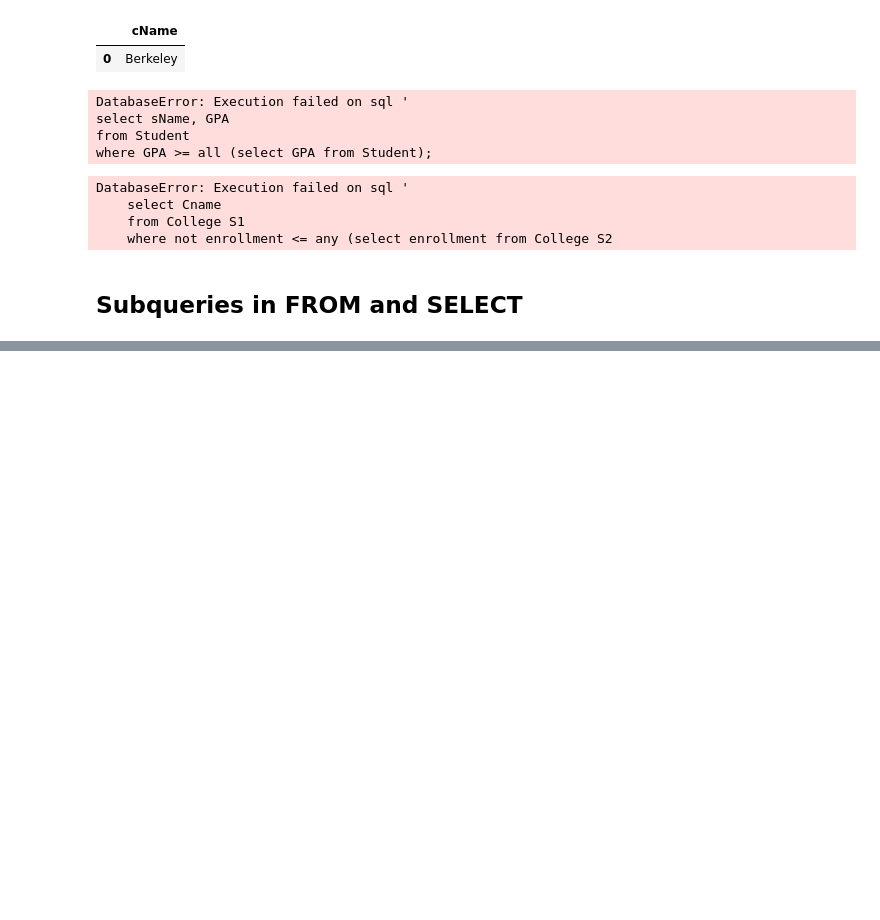
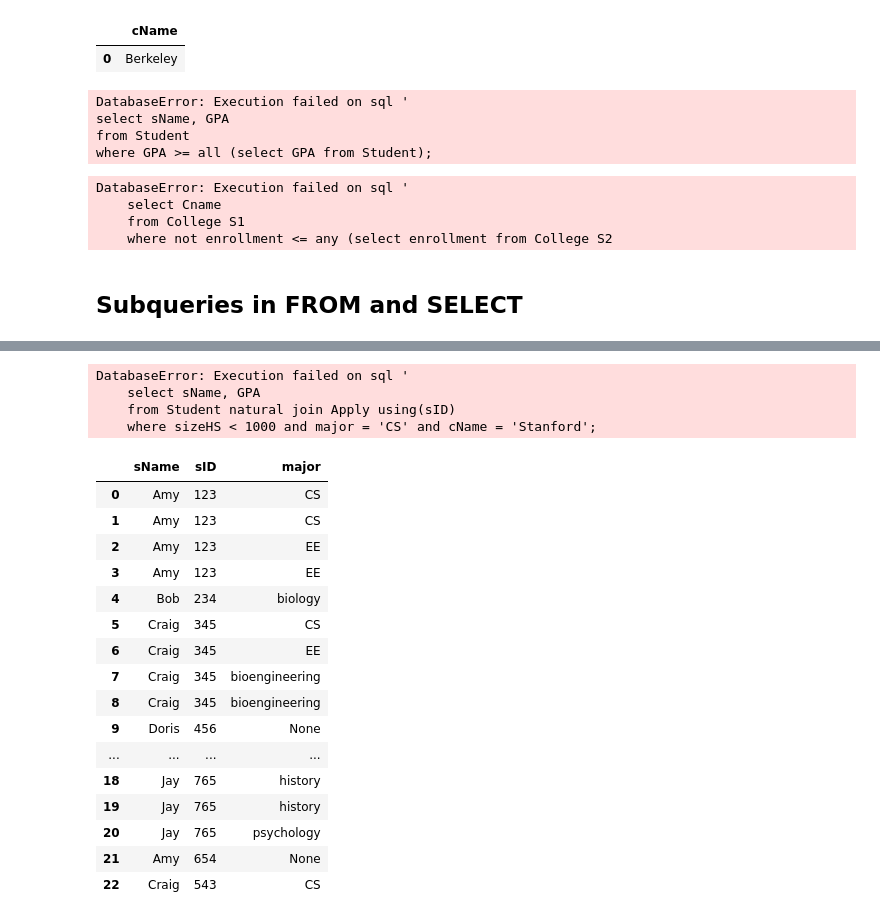
Before and after one commit to OniSlayer/standford_sql_notes, a Jupyter notebook: stanford_sql_notes.ipynb, the cells around one changed output, grey strips where cells are left out. Drawn from its saved outputs; the diff is of its cells as text; code cells hidden in the pictures; blank space fills up the shorter version.

```diff
--- a/stanford_sql_notes.ipynb
+++ b/stanford_sql_notes.ipynb
@@ -503,0 +630,44 @@ DatabaseError: Execution failed on sql '
+# %%
+# It's considered a good practice to perform natural joins specifying the attribute that will be used
+# using the 'using' statement
+
+run_query('''
+    select sName, GPA
+    from Student natural join Apply using(sID)
+    where sizeHS < 1000 and major = 'CS' and cName = 'Stanford';
+''')
+
+# The SQLite engine don't suppor the 'using' operator on natural joins
+# %% [output]
+DatabaseError: Execution failed on sql '
+    select sName, GPA
+    from Student natural join Apply using(sID)
+    where sizeHS < 1000 and major = 'CS' and cName = 'Stanford';
+# %%
+# The left join works as usual
+
+run_query('''
+    select sName, sID, major
+    from Student
+    left outer join Apply using(sID);
+''')
+
+# Note that SQLite will mark a None where there is no corresponding information on the right table
+# %% [output]
+|  | sName | sID | major |
+| 0 | Amy | 123 | CS |
+| 1 | Amy | 123 | CS |
+| 2 | Amy | 123 | EE |
+| 3 | Amy | 123 | EE |
+| 4 | Bob | 234 | biology |
+| 5 | Craig | 345 | CS |
+| 6 | Craig | 345 | EE |
+| 7 | Craig | 345 | bioengineering |
+| 8 | Craig | 345 | bioengineering |
+| 9 | Doris | 456 | None |
+| ... | ... | ... | ... |
+| 18 | Jay | 765 | history |
+| 19 | Jay | 765 | history |
+| 20 | Jay | 765 | psychology |
+| 21 | Amy | 654 | None |
+| 22 | Craig | 543 | CS |
```
Also changed, not shown: parts of 11 cells of this notebook, 1 other file.
